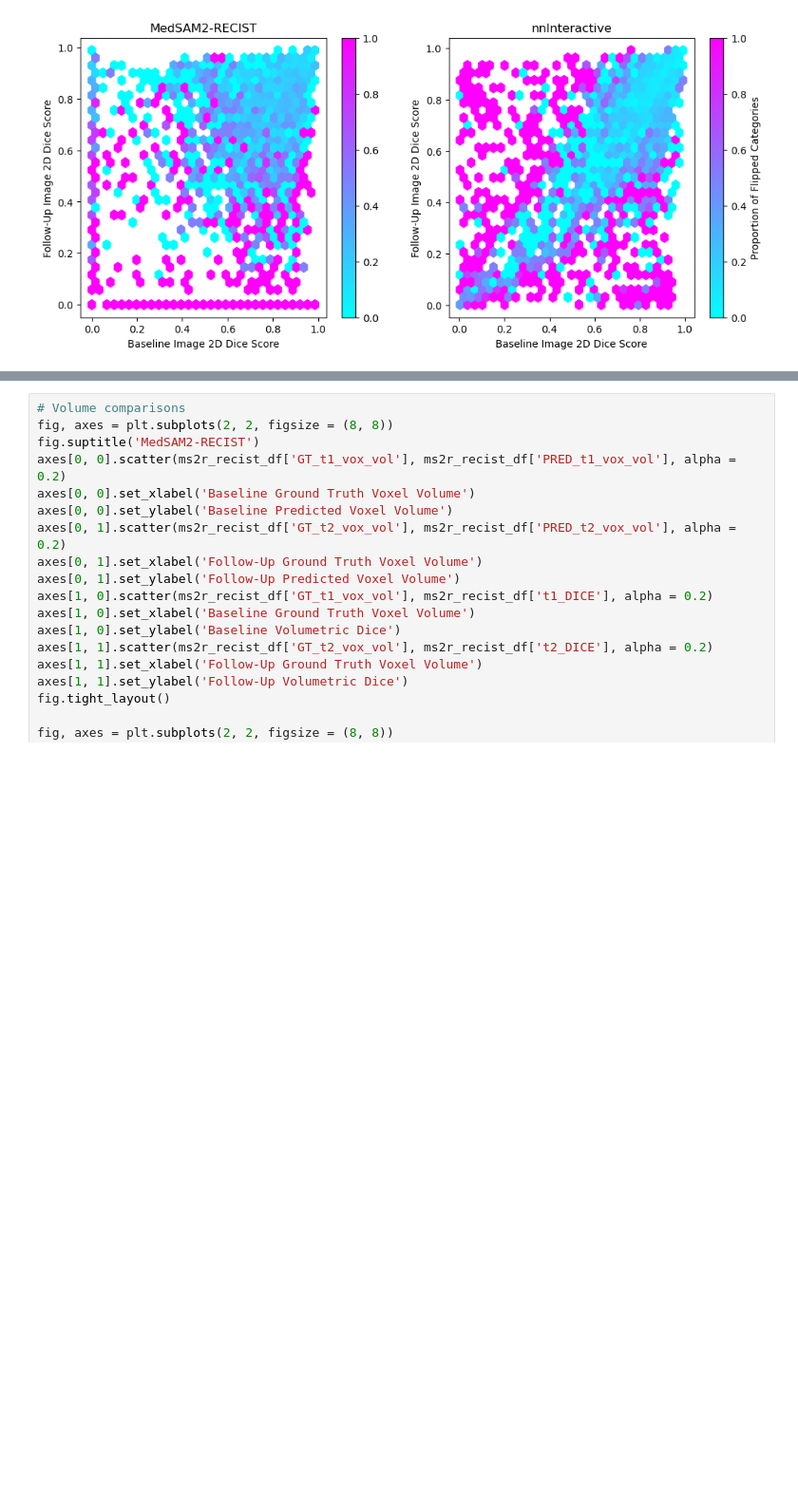
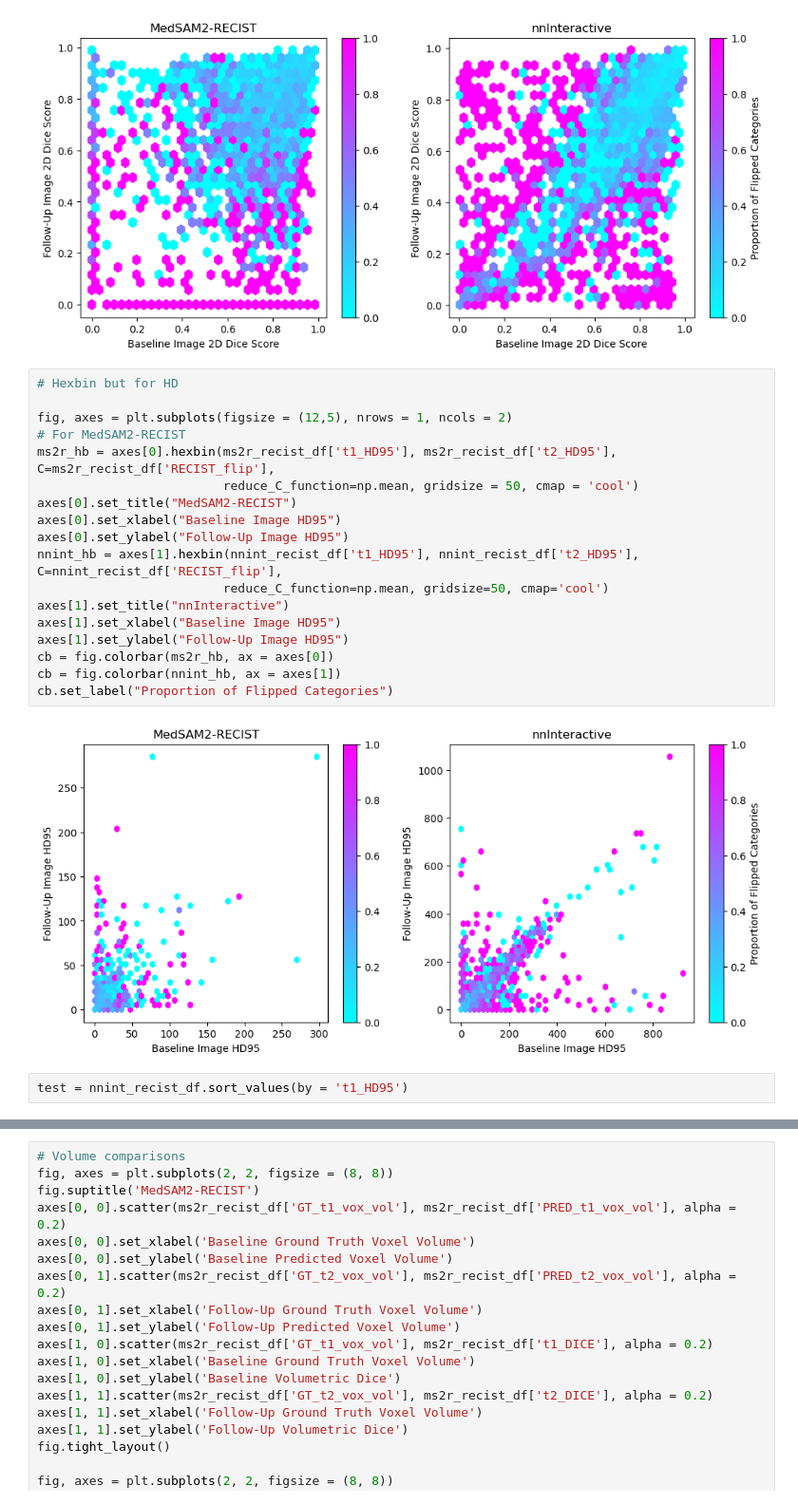
Before and after one commit to bhklab/recist-vs-reality, a Jupyter notebook: workflow/notebooks/ccs_visuals.ipynb, the cells around one changed output, grey strips where cells are left out. Shown at 95% size. Saved outputs shown, nothing was run; the diff lists cells and outputs as text; blank space fills up the shorter version.

Commit message:
feat: add hexbin plot for HD95 metric

```diff
--- a/workflow/notebooks/ccs_visuals.ipynb
+++ b/workflow/notebooks/ccs_visuals.ipynb
@@ -467,3 +467,25 @@ cb = fig.colorbar(nnint_hb, ax = axes[1])
 cb.set_label("Proportion of Flipped Categories")
 # %% [output]
 [figure]
+# %%
+# Hexbin but for HD
+
+fig, axes = plt.subplots(figsize = (12,5), nrows = 1, ncols = 2)
+# For MedSAM2-RECIST
+ms2r_hb = axes[0].hexbin(ms2r_recist_df['t1_HD95'], ms2r_recist_df['t2_HD95'], C=ms2r_recist_df['RECIST_flip'],
+                         reduce_C_function=np.mean, gridsize = 50, cmap = 'cool')
+axes[0].set_title("MedSAM2-RECIST")
+axes[0].set_xlabel("Baseline Image HD95")
+axes[0].set_ylabel("Follow-Up Image HD95")
+nnint_hb = axes[1].hexbin(nnint_recist_df['t1_HD95'], nnint_recist_df['t2_HD95'], C=nnint_recist_df['RECIST_flip'],
+                         reduce_C_function=np.mean, gridsize=50, cmap='cool')
+axes[1].set_title("nnInteractive")
+axes[1].set_xlabel("Baseline Image HD95")
+axes[1].set_ylabel("Follow-Up Image HD95")
+cb = fig.colorbar(ms2r_hb, ax = axes[0])
+cb = fig.colorbar(nnint_hb, ax = axes[1])
+cb.set_label("Proportion of Flipped Categories")
+# %% [output]
+[figure, added]
+# %%
+test = nnint_recist_df.sort_values(by = 't1_HD95')
```
Also changed, not shown: parts of 1 cell of this notebook.
